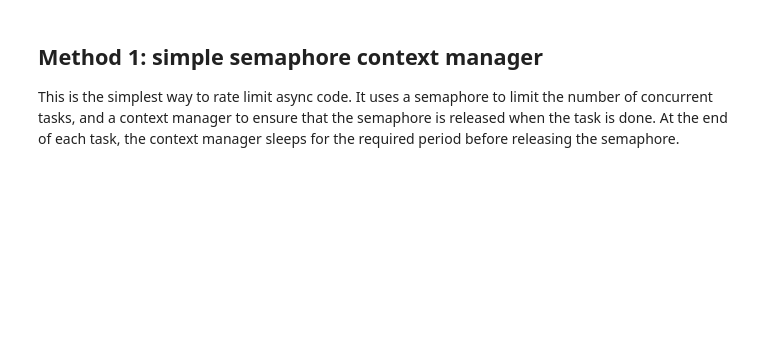
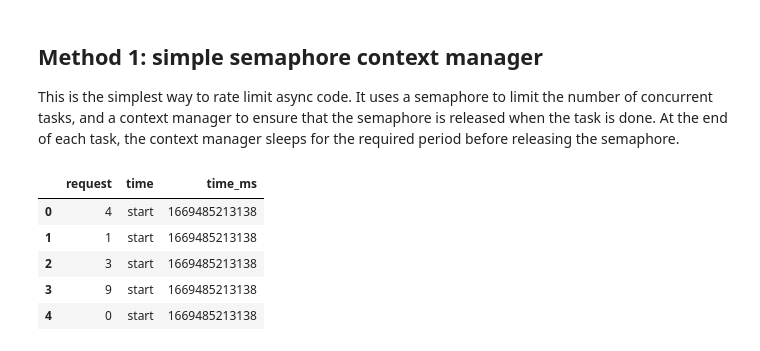
Before and after one commit to ericfeunekes/ericfeunekes.github.io, a Jupyter notebook: blog/posts/async-rate-limit.ipynb, the cells around one changed output. Cells and saved outputs as stored; diff of their text form; code cells hidden in the pictures; blank space fills up the shorter version.

```diff
--- a/blog/posts/async-rate-limit.ipynb
+++ b/blog/posts/async-rate-limit.ipynb
@@ -45,11 +47,13 @@ times_per_request.hist()
 # %%
 def create_server(times: np.ndarray):
 
-    async def server():
+    async def server(num, start, limiter):
         time = np.random.choice(times)
         # Times are in milliseconds
-        await asyncio.sleep(time / 1000)
-        return now()
+        async with limiter():
+            await asyncio.sleep(time / 1000)
+            return (num, start, now())
+    return server
 
 server = create_server(times_per_request.values)
 # %% [markdown]
@@ -68,7 +72,7 @@ def create_simple_rate_limiter(max_requests, period):
             await sem.acquire()
             yield
         finally:
-            asyncio.sleep(period)
+            await asyncio.sleep(period)
             sem.release()
     return rate_limiter
 # %%
@@ -81,0 +80,25 @@ for i in range(10):
+# %%
+times = []
+
+tasks = [server(num, now(), simple_limiter) for num in range(10)]
+task_iter = asyncio.as_completed(tasks)
+
+for task in task_iter:
+    num, start, returned = await task
+    finished = now()
+
+    times.append([num, start, returned, finished])
+# %%
+simple_times_df = pd.DataFrame(
+    times,
+    columns=['request', 'start', 'returned', 'end']
+    ).melt(id_vars=['request'], var_name='time', value_name='time_ms')
+
+simple_times_df.head()
+# %% [output]
+|  | request | time | time_ms |
+| 0 | 4 | start | 1669485213138 |
+| 1 | 1 | start | 1669485213138 |
+| 2 | 3 | start | 1669485213138 |
+| 3 | 9 | start | 1669485213138 |
+| 4 | 0 | start | 1669485213138 |
```
Also changed, not shown: parts of 6 cells of this notebook, 2 other files.
